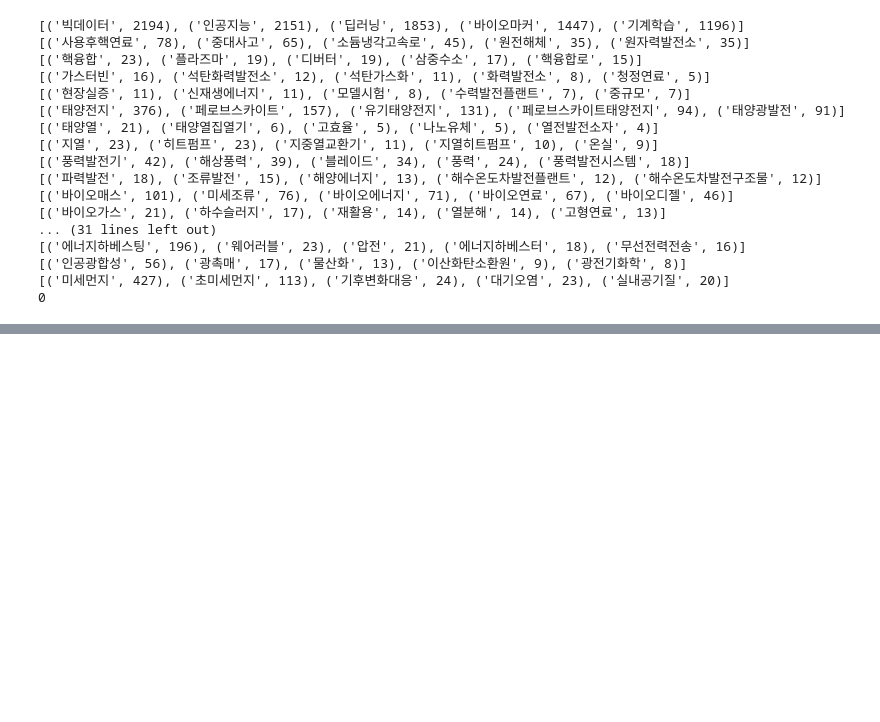
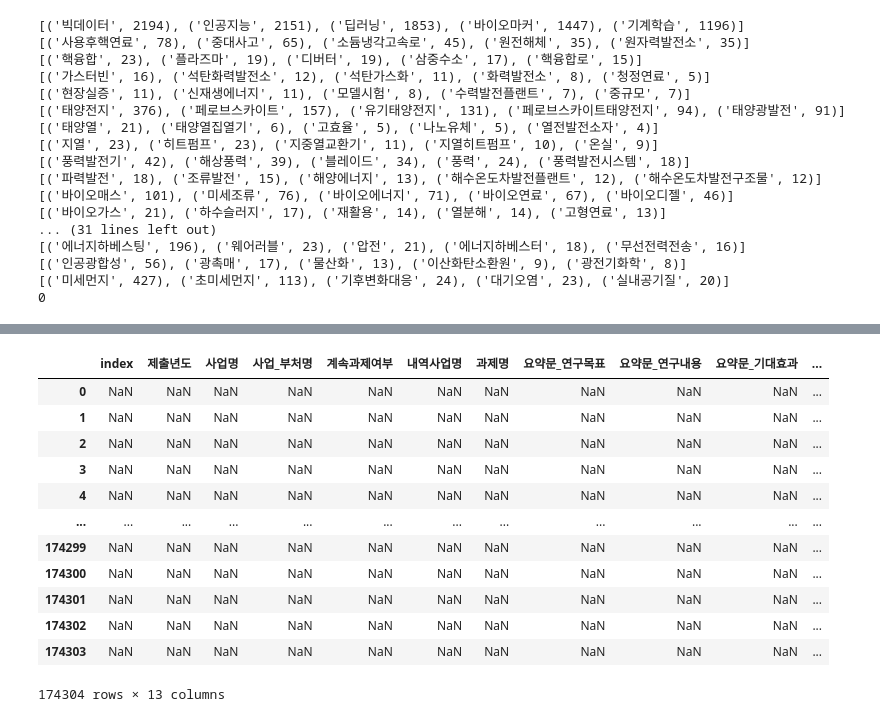
Before and after one commit to Moon-Seona/wanted2_weather, a Jupyter notebook: feature_check.ipynb, the cells around one changed output, grey strips where cells are left out. Saved outputs shown, nothing was run; the diff lists cells and outputs as text; code cells hidden in the pictures; blank space fills up the shorter version.

```diff
--- a/feature_check.ipynb
+++ b/feature_check.ipynb
@@ -519,0 +725,3 @@ print(46*5)
+# %%
+data = pd.read_csv('../data/train.csv')
+data
@@ -519,0 +828,16 @@ print(46*5)
+# %%
+data[data[['사업_부처명', '과제명']] == ['산림청', '산림복지 실현을 위한 제도적 기반기술 개발 및 모니터링 체계 구축방안 연구']]
+# %% [output]
+|  | index | 제출년도 | 사업명 | 사업_부처명 | 계속과제여부 | 내역사업명 | 과제명 | 요약문_연구목표 | 요약문_연구내용 | 요약문_기대효과 | ... |
+| 0 | NaN | NaN | NaN | NaN | NaN | NaN | NaN | NaN | NaN | NaN | ... |
+| 1 | NaN | NaN | NaN | NaN | NaN | NaN | NaN | NaN | NaN | NaN | ... |
+| 2 | NaN | NaN | NaN | NaN | NaN | NaN | NaN | NaN | NaN | NaN | ... |
+| 3 | NaN | NaN | NaN | NaN | NaN | NaN | NaN | NaN | NaN | NaN | ... |
+| 4 | NaN | NaN | NaN | NaN | NaN | NaN | NaN | NaN | NaN | NaN | ... |
+| ... | ... | ... | ... | ... | ... | ... | ... | ... | ... | ... | ... |
+| 174299 | NaN | NaN | NaN | NaN | NaN | NaN | NaN | NaN | NaN | NaN | ... |
+| 174300 | NaN | NaN | NaN | NaN | NaN | NaN | NaN | NaN | NaN | NaN | ... |
+| 174301 | NaN | NaN | NaN | NaN | NaN | NaN | NaN | NaN | NaN | NaN | ... |
+| 174302 | NaN | NaN | NaN | NaN | NaN | NaN | NaN | NaN | NaN | NaN | ... |
+| 174303 | NaN | NaN | NaN | NaN | NaN | NaN | NaN | NaN | NaN | NaN | ... |
+174304 rows × 13 columns
```
Also changed, not shown: parts of 37 cells of this notebook.
